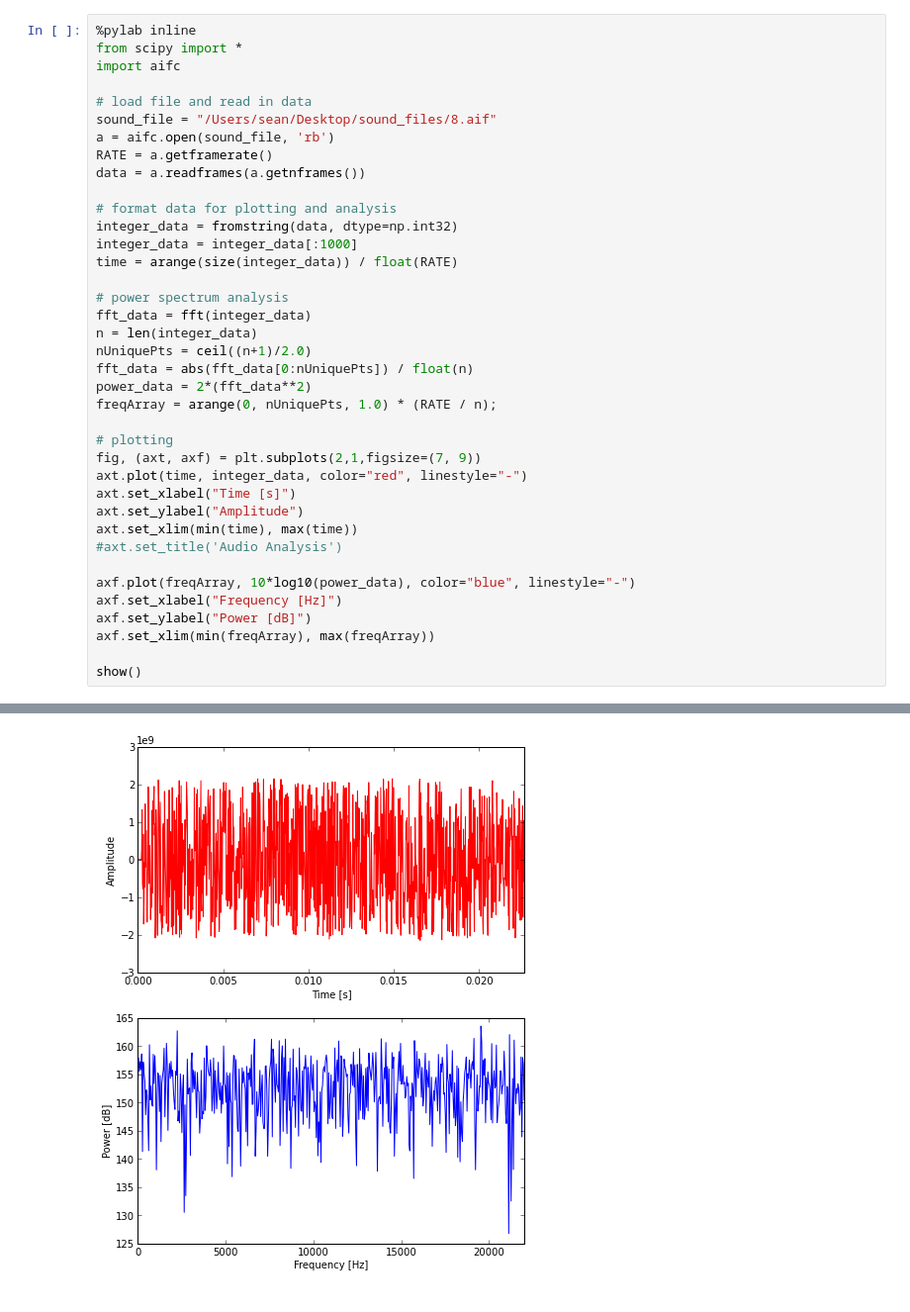
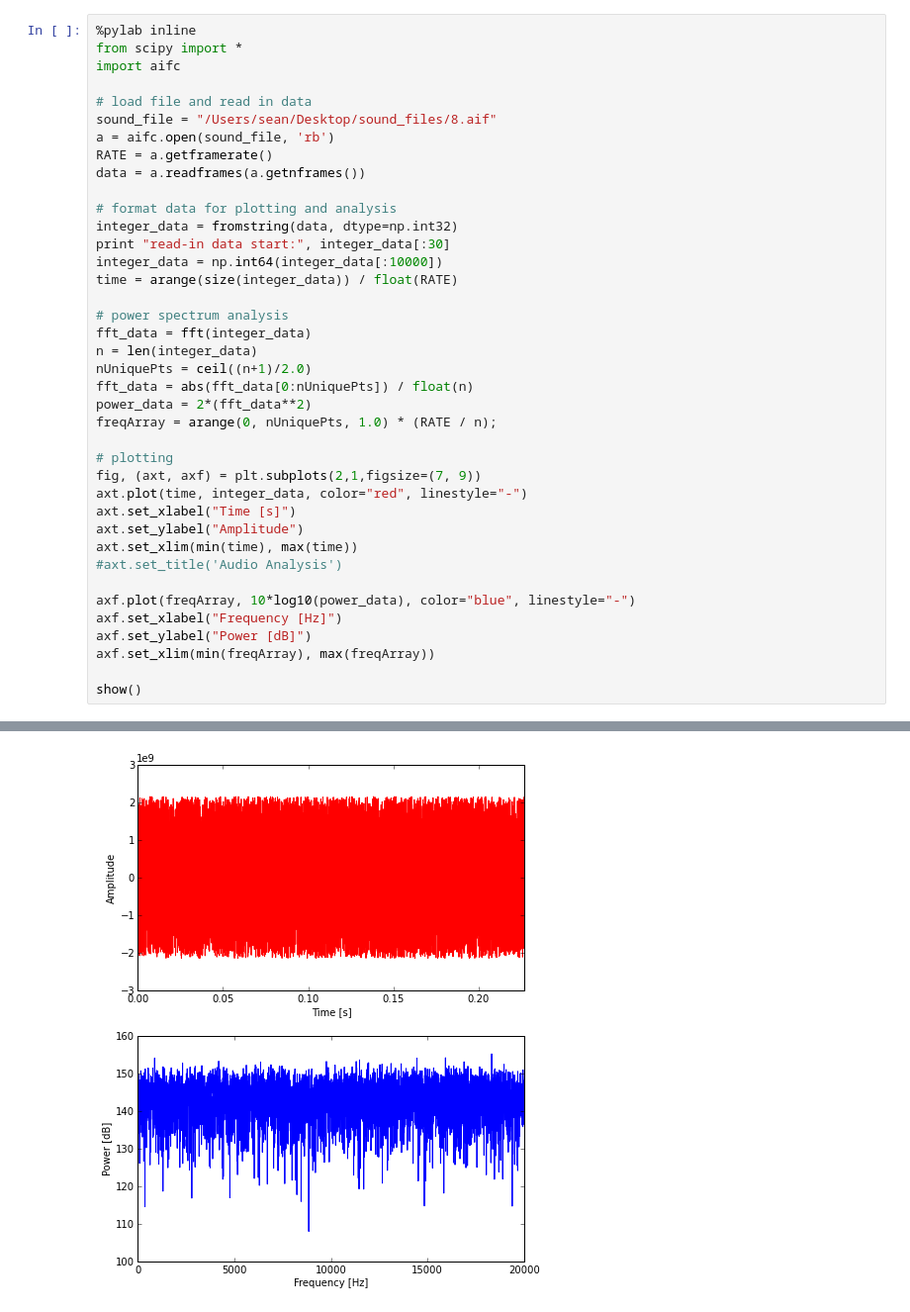
Before and after one commit to Phononic/Sean_Lubner_250HWs, a Jupyter notebook: hw5/hw5_audio.ipynb, the cells around one changed output, grey strips where cells are left out. Shown at 99% size. Saved outputs shown, nothing was run; the diff lists cells and outputs as text.

```diff
--- a/hw5/hw5_audio.ipynb
+++ b/hw5/hw5_audio.ipynb
@@ -11,7 +11,8 @@ data = a.readframes(a.getnframes())
 
 # format data for plotting and analysis
 integer_data = fromstring(data, dtype=np.int32)
-integer_data = integer_data[:1000]
+print "read-in data start:", integer_data[:30]
+integer_data = np.int64(integer_data[:10000])
 time = arange(size(integer_data)) / float(RATE)
 
 # power spectrum analysis
@@ -41,6 +47,6 @@ Populating the interactive namespace from numpy and matplotlib
 WARNING: pylab import has clobbered these variables: ['power', 'show_config', 'log2', 'arccos', 'arctanh', 'fft', 'sqrt', '__version__', 'test', 'log', 'log10', 'arcsin']
 `%pylab --no-import-all` prevents importing * from pylab and numpy
-[figure, old version]
+[figure, new version]
 # %%
 # Test Code
 freq1 = 10.0 # Hz
```
Also changed, not shown: parts of 6 cells of this notebook.
